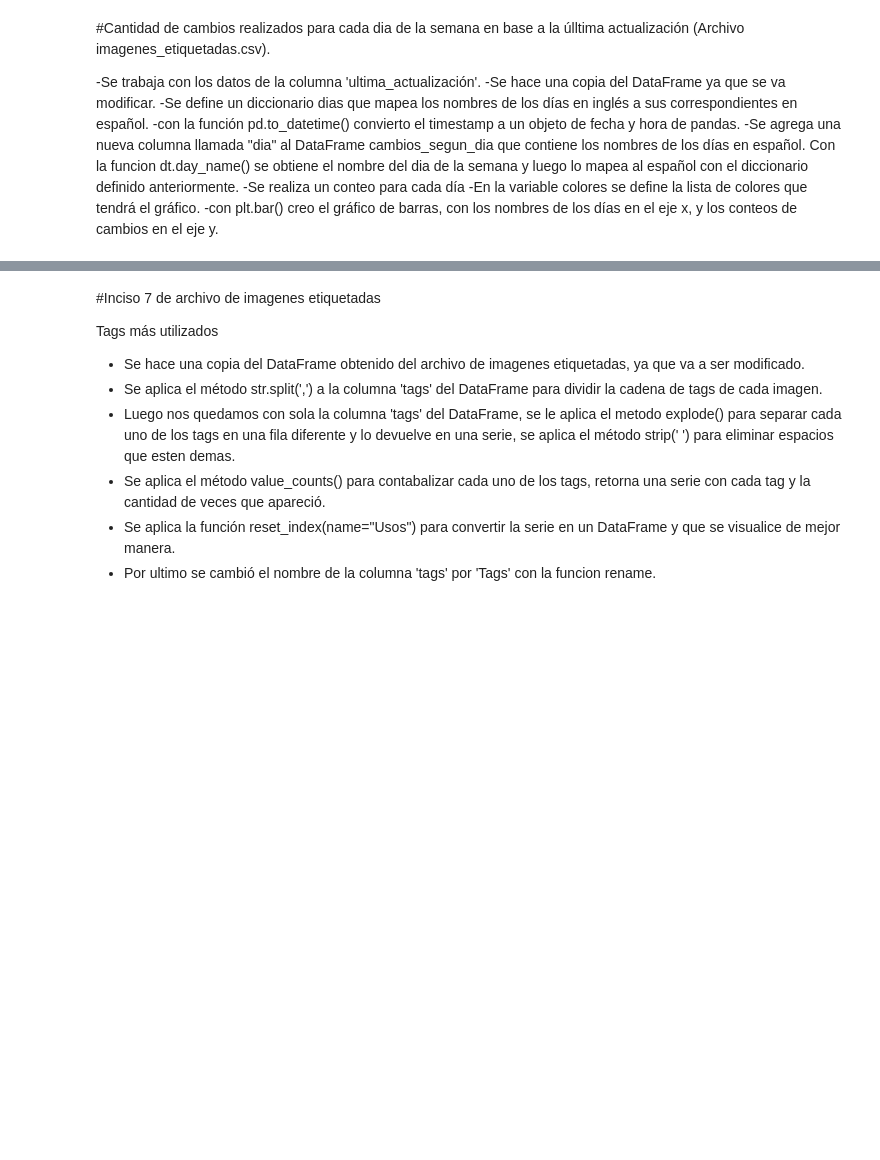
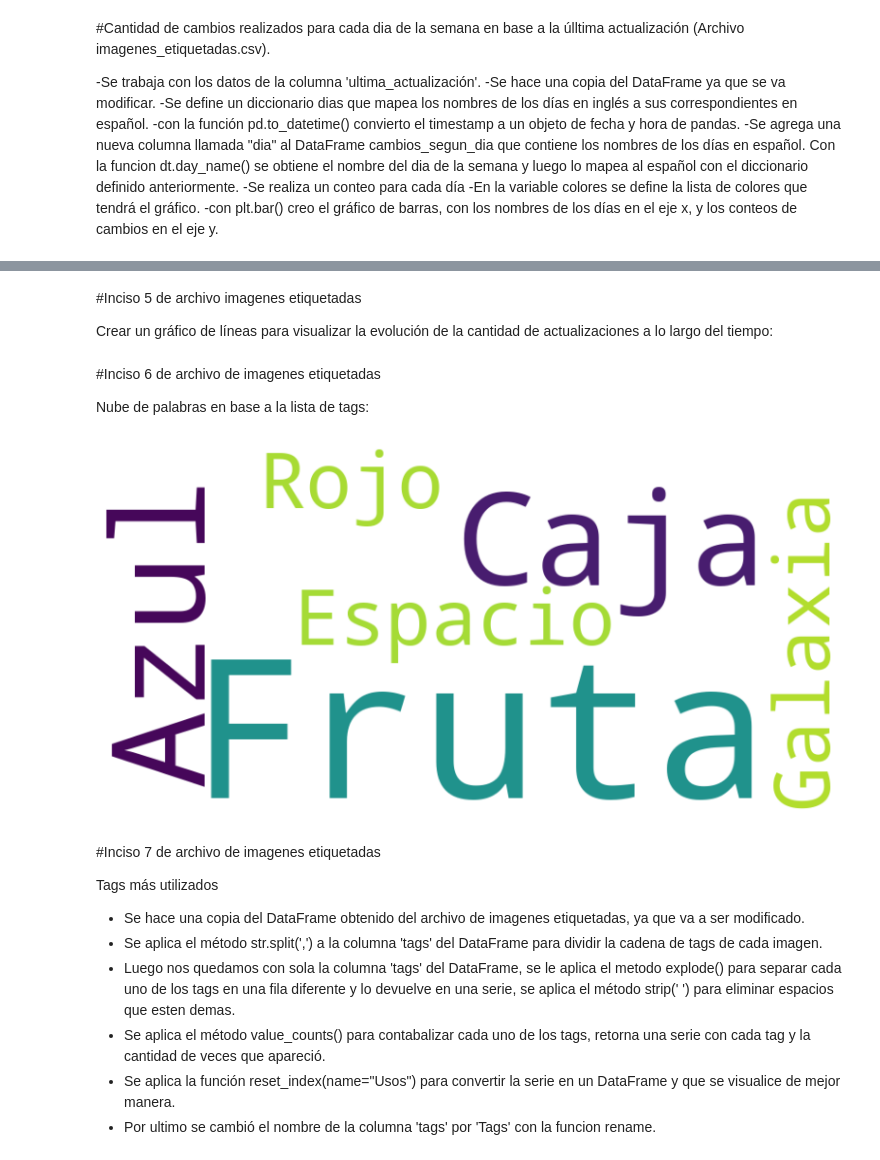
Before and after one commit to mayraPeguinho/unlpImage, a Jupyter notebook: notebooks/estadisticas_jupyter.ipynb, the cells around one changed output, grey strips where cells are left out. Cells and saved outputs as stored; diff of their text form; code cells hidden in the pictures; blank space fills up the shorter version.

Commit message:
Añadidos gráficos a las estadísticas

```diff
--- a/notebooks/estadisticas_jupyter.ipynb
+++ b/notebooks/estadisticas_jupyter.ipynb
@@ -105,0 +116,5 @@ plt.show()
+# %% [markdown]
+#Inciso 5 de archivo imagenes etiquetadas
+
+Crear un gráfico de líneas para visualizar la evolución de la cantidad de
+actualizaciones a lo largo del tiempo:
@@ -106,3 +123,22 @@ plt.show()
+# %% [markdown]
+#Inciso 6 de archivo de imagenes etiquetadas
+
+Nube de palabras en base a la lista de tags:
+# %%
+tags = df_etiq['tags'].dropna().values
+#organizo los tags para poder tratarlos
+tags_string = ', '.join(tags)
+
+#Creo el objeto WordCloud y genero la nube de palabras
+wordcloud = WordCloud(width=800, height=400, background_color='white').generate(tags_string)
+
+# Muestro la nube de palabras
+plt.figure(figsize=(10, 6))
+plt.imshow(wordcloud, interpolation='bilinear')
+plt.axis('off')
+plt.show()
+# %% [output]
+[figure, added]
 # %% [markdown]
 #Inciso 7 de archivo de imagenes etiquetadas
 
```
Also changed, not shown: parts of 11 cells of this notebook, 1 other file.
